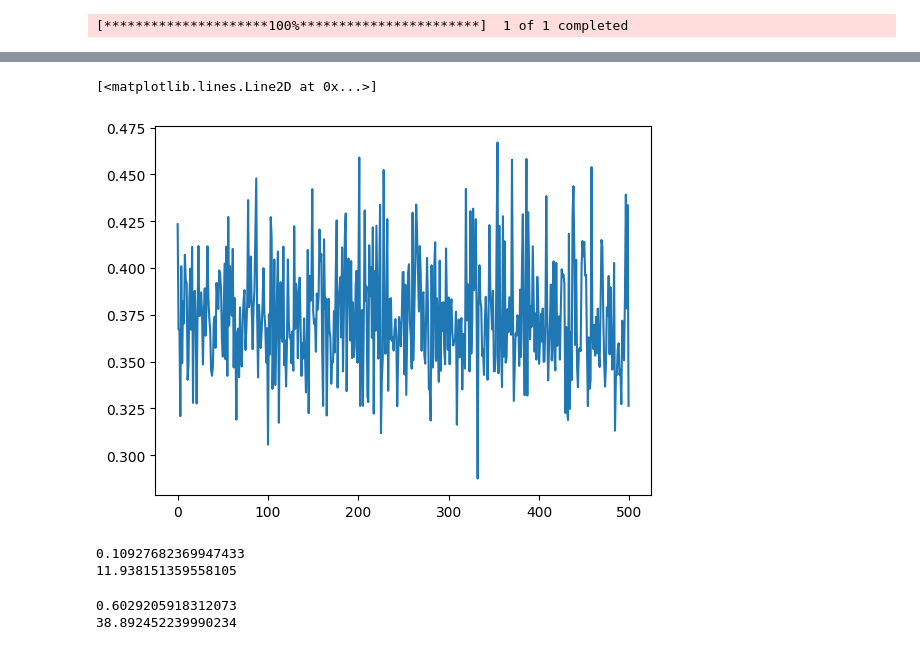
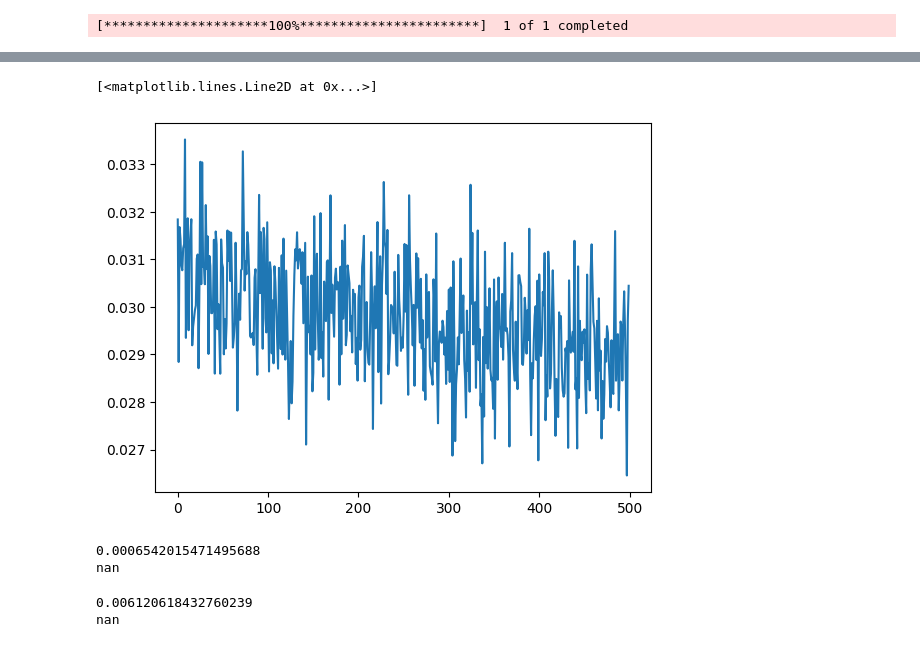
Before and after one commit to aaron-avram/VFNN, a Jupyter notebook: notebooks/LSTM.ipynb, the cells around one changed output, grey strips where cells are left out. Saved outputs shown, nothing was run; the diff lists cells and outputs as text; code cells hidden in the pictures.

Commit message:
Had 0.006 RMSE

```diff
--- a/notebooks/LSTM.ipynb
+++ b/notebooks/LSTM.ipynb
@@ -17,8 +17,8 @@ HIDDEN = 256
 INPUT_SIZE = 28 # Fixed
 MLP_SIZE = (256, 1) # Has to end in 1
 BATCH_SIZE = 32
-STEPS = 50000
-LR = 1e-3
+STEPS = 10000
+LR = 1e-2
 LAMBDA_ = 1e-4
 # %%
 # Initialize
@@ -26,7 +26,7 @@ model = VFNN(HIDDEN, INPUT_SIZE, MLP_SIZE)
 # %%
 # Train
 model.train()
-lossi = adam(model, RMSE, x_train, y_train, LR * 0.1, LAMBDA_, BATCH_SIZE, STEPS + 30000)
+lossi = adam(model, RMSE, x_train, y_train, LR * 0.1, LAMBDA_, BATCH_SIZE, STEPS * 5)
 
 # Plot loss
 from matplotlib import pyplot as plt
@@ -52,2 +52,2 @@ Loss: 0.24146854877471924 on step: 49901
 [<matplotlib.lines.Line2D at 0x...>]
-[figure, old version]
+[figure, new version]
@@ -54,18 +60,22 @@ Loss: 0.24146854877471924 on step: 49901
 # %%
 model.eval()
 vals = model.forward(x_train)
-loss = RMSE(vals, y_train)
+percents = (vals.flatten() * std[:, -2] + mean[:, -2]) / 1e4
+targs = (y_train.flatten() * std[:, -2] + mean[:, -2]) / 1e4
+loss = RMSE(percents, targs)
 print(loss.item())
-print(MAPE(vals, y_train, mean[:, -2], std[:, -2]).item())
+print(MAPE_test(percents * 1e4, targs * 1e4).item())
 # %% [output]
-0.10927682369947433
-11.938151359558105
+0.0006542015471495688
+nan
 # %%
 model.eval()
 vals = model.forward(x_test)
-loss = RMSE(vals, y_test)
+percents = (vals.flatten() * std[:, -2] + mean[:, -2]) / 1e4
+targs = (y_test.flatten() * std[:, -2] + mean[:, -2]) / 1e4
+loss = RMSE(percents, targs)
 print(loss.item())
-print(MAPE(vals, y_test, mean[:, -2], std[:, -2]).item())
+print(MAPE_test(percents * 1e4, targs * 1e4).item())
 # %% [output]
-0.6029205918312073
-38.892452239990234
+0.006120618432760239
+nan
```
Also changed, not shown: parts of 5 cells of this notebook, 1 other file.
